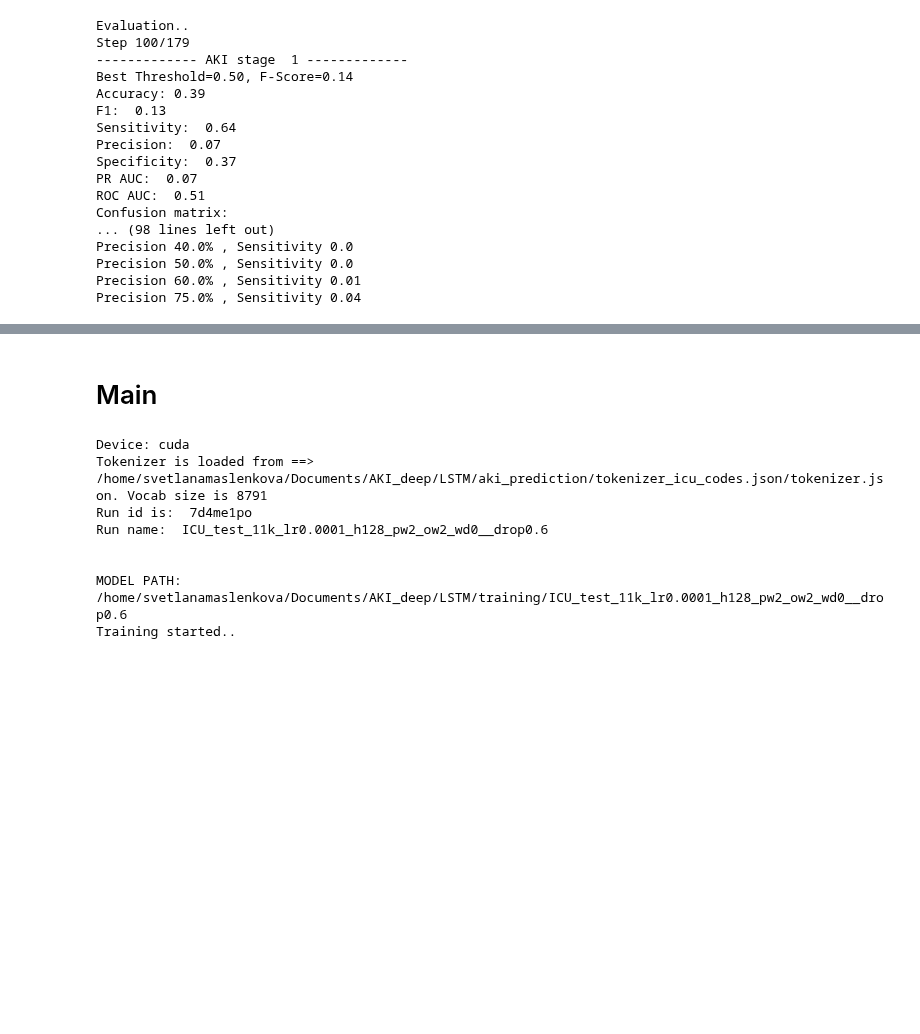
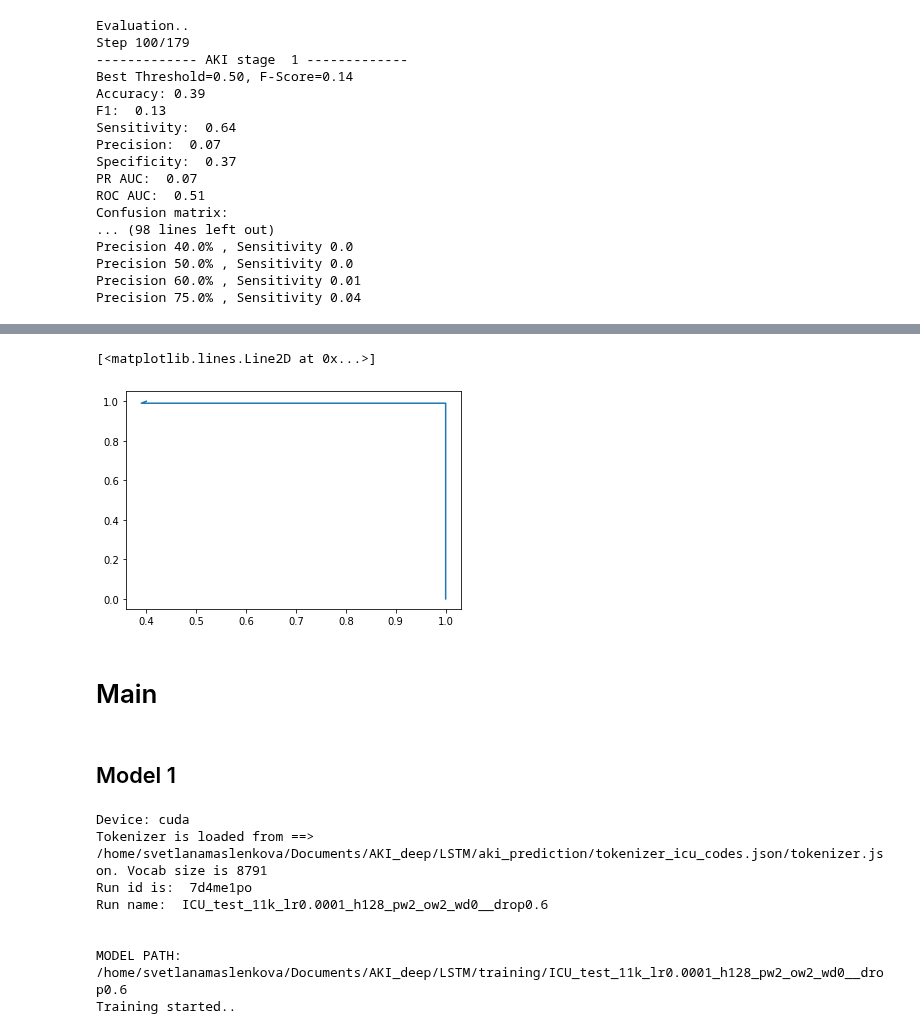
Before and after one commit to maslenkovas/aki_prediction, a Jupyter notebook: other/icu_lstm_model.ipynb, the cells around one changed output, grey strips where cells are left out. Drawn from its saved outputs; the diff is of its cells as text; code cells hidden in the pictures; blank space fills up the shorter version.

```diff
--- a/other/icu_lstm_model.ipynb
+++ b/other/icu_lstm_model.ipynb
@@ -1251,5 +1337,6 @@ torch.Size([1, 4])
 # %%
-activation_fn = nn.Softmax(dim=1)
+# activation_fn = nn.Softmax(dim=1)
+activation_fn = nn.Sigmoid()
 # %%
 # output = model1(tensor_12h_info, tensor_24h_labs, tensor_diagnoses, tensor_demographics)
 output = model2(tensor_day_info, tensor_demo_diags)
@@ -1487,0 +1740,5 @@ ValueError: not enough values to unpack (expected 6, got 4)
+# %%
+LR = 0.0001
+device = 'cuda'
+# model =
+optimizer = optim.Adam(model2.parameters(), lr=LR)
@@ -1613,0 +1997,2 @@ Precision 75.0% , Sensitivity 0.04
+# %%
+stacked_labels, stacked_probs = evaluate(model2, test_loader, threshold=None, log_res=False)
@@ -1613,0 +2033,8 @@ Precision 75.0% , Sensitivity 0.04
+# %%
+w = 0
+precision, recall, thresholds = precision_recall_curve(stacked_labels.T[w], stacked_probs.T[w])
+precision, recall, thresholds = np.round(precision, 2), np.round(recall,2), np.round(thresholds,2)
+
+# convert to f score
+fscore = np.round((2 * precision * recall) / (precision + recall + 0.000001), 2)
+print(fscore)
@@ -1614,5 +2059,12 @@ Precision 75.0% , Sensitivity 0.04
+# %%
+plt.plot(precision, recall)
+# %% [output]
+[<matplotlib.lines.Line2D at 0x...>]
+[figure, added]
 # %% [markdown]
 # Main
+# %% [markdown]
+## Model 1
 # %%
 def main(saving_folder_name=None, additional_name='', criterion='BCELoss', \
     use_gpu=True, project_name='test', experiment='test', oversampling=False,\
```
Also changed, not shown: parts of 38 cells of this notebook, 1 other file.
